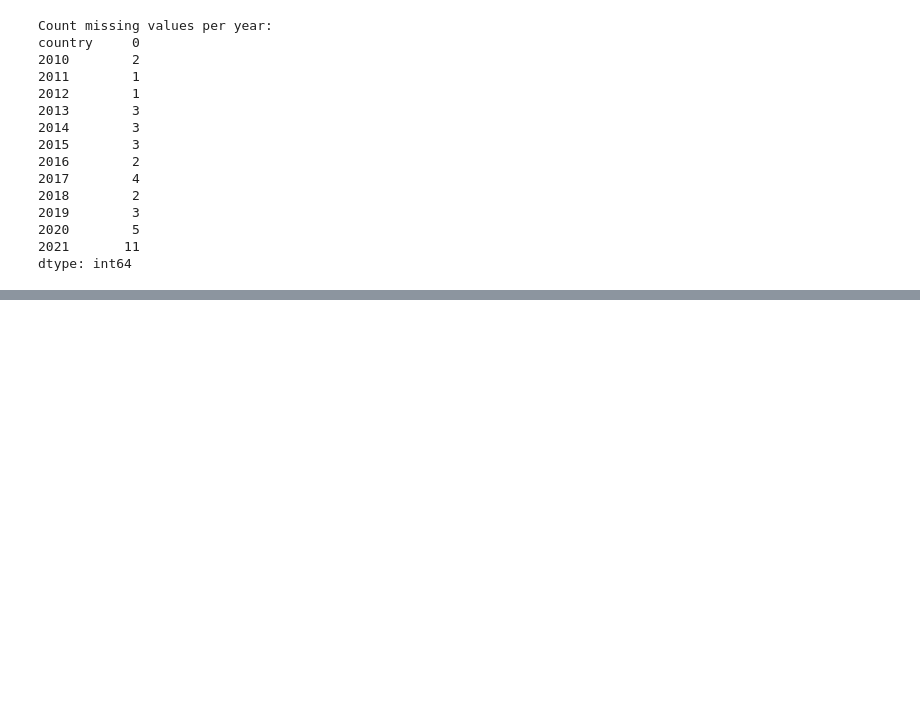
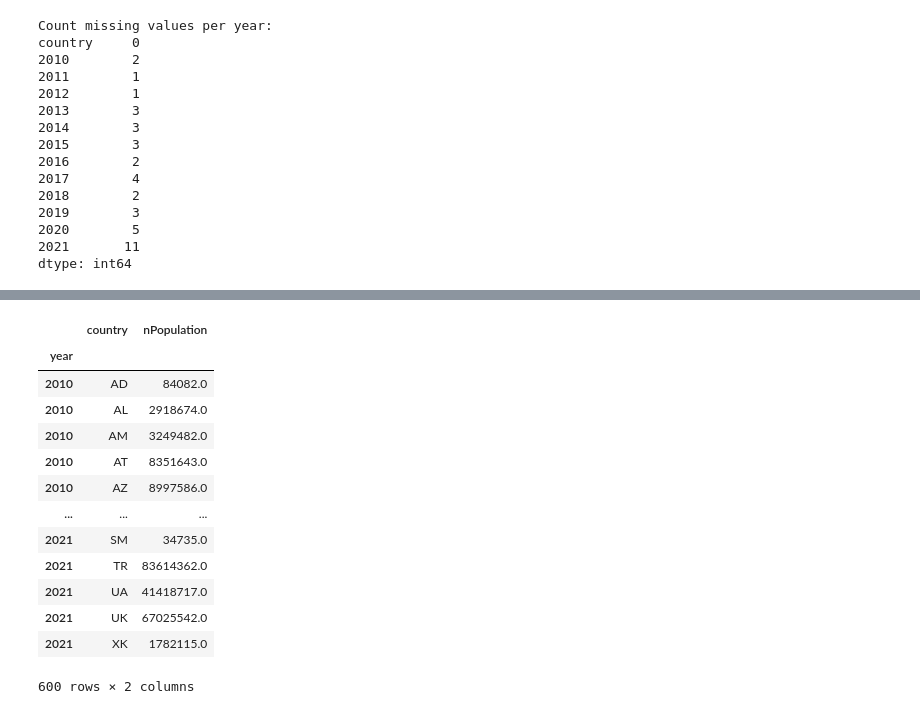
Before and after one commit to Eszti/lang-changes, a Jupyter notebook: notebooks/Alex/population.ipynb, the cells around one changed output, grey strips where cells are left out. Cells and saved outputs as stored; diff of their text form; code cells hidden in the pictures; blank space fills up the shorter version.

```diff
--- a/notebooks/Alex/population.ipynb
+++ b/notebooks/Alex/population.ipynb
@@ -236,3 +264,23 @@ data.set_index(['year'], inplace = True)
+# %%
+# imputation: linear
+data = data.groupby('country').apply(lambda c:
+  c.interpolate(method = 'linear', limit_direction = 'both', axis = 0))
+data
+# %% [output]
+|  | country | nPopulation |
+| year |  |  |
+| 2010 | AD | 84082.0 |
+| 2010 | AL | 2918674.0 |
+| 2010 | AM | 3249482.0 |
+| 2010 | AT | 8351643.0 |
+| 2010 | AZ | 8997586.0 |
+| ... | ... | ... |
+| 2021 | SM | 34735.0 |
+| 2021 | TR | 83614362.0 |
+| 2021 | UA | 41418717.0 |
+| 2021 | UK | 67025542.0 |
+| 2021 | XK | 1782115.0 |
+600 rows × 2 columns
 # %%
 # -- plot timeseries ----
 sns.set()
```
Also changed, not shown: parts of 9 cells of this notebook, 3 other files.
